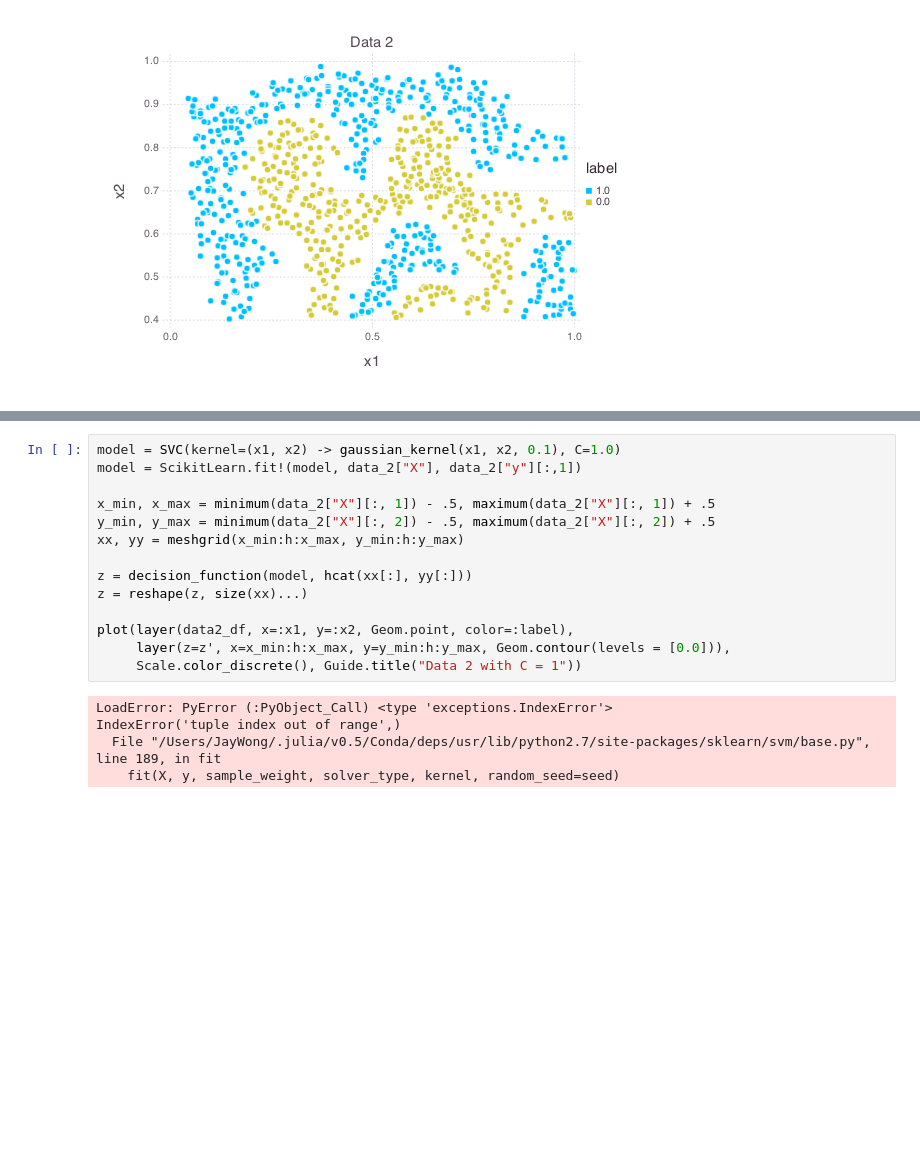
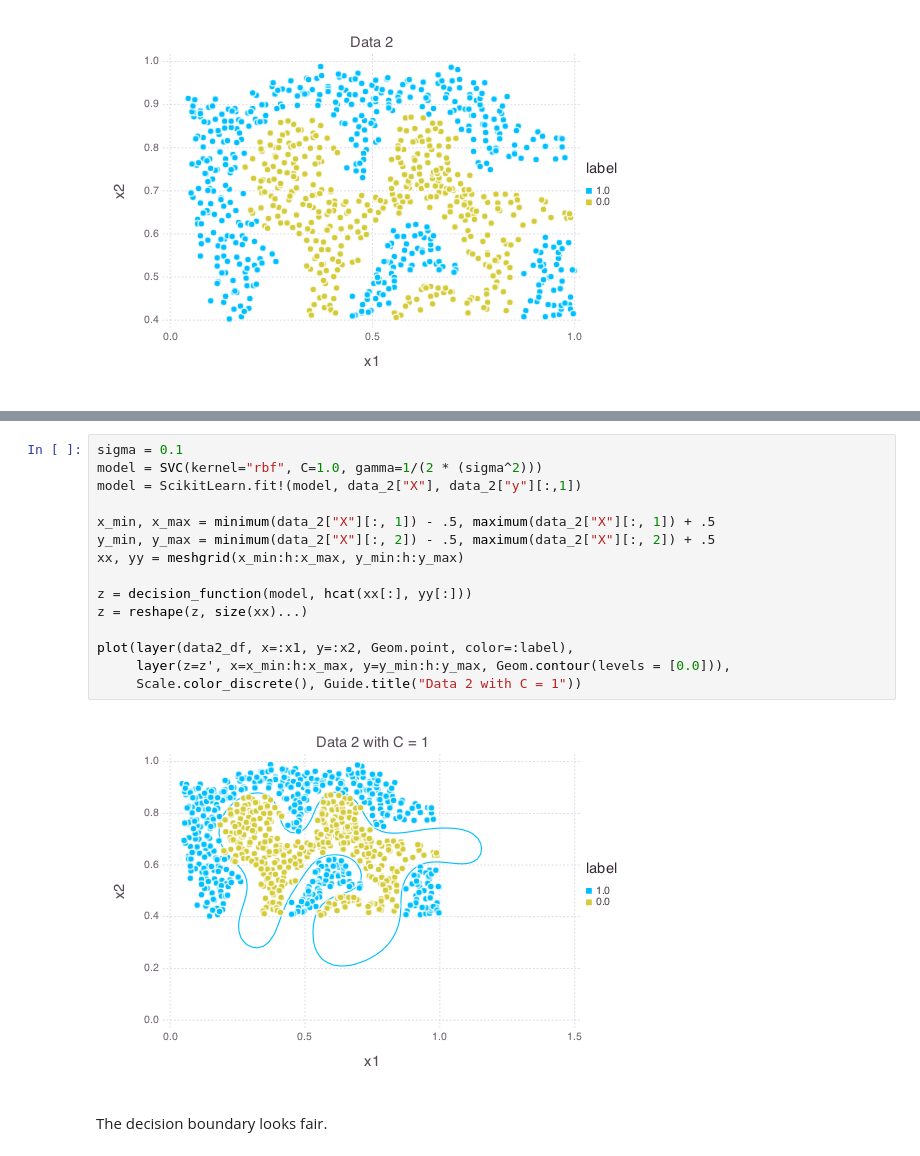
Before and after one commit to xiaohk/machine_learning_julia, a Jupyter notebook: exercise6/exercise6.ipynb, the cells around one changed output, grey strips where cells are left out. Drawn from its saved outputs; the diff is of its cells as text; blank space fills up the shorter version.

```diff
--- a/exercise6/exercise6.ipynb
+++ b/exercise6/exercise6.ipynb
@@ -130,19 +143,19 @@ plot(data2_df, x=:x1, y=:x2, color=:label,
 # %%
-model = SVC(kernel=(x1, x2) -> gaussian_kernel(x1, x2, 0.1), C=1.0)
+sigma = 0.1
+model = SVC(kernel="rbf", C=1.0, gamma=1/(2 * (sigma^2)))
 model = ScikitLearn.fit!(model, data_2["X"], data_2["y"][:,1])
 
 x_min, x_max = minimum(data_2["X"][:, 1]) - .5, maximum(data_2["X"][:, 1]) + .5
 y_min, y_max = minimum(data_2["X"][:, 2]) - .5, maximum(data_2["X"][:, 2]) + .5
 xx, yy = meshgrid(x_min:h:x_max, y_min:h:y_max)
 
 z = decision_function(model, hcat(xx[:], yy[:]))
 z = reshape(z, size(xx)...)
 
 plot(layer(data2_df, x=:x1, y=:x2, Geom.point, color=:label),
      layer(z=z', x=x_min:h:x_max, y=y_min:h:y_max, Geom.contour(levels = [0.0])),
      Scale.color_discrete(), Guide.title("Data 2 with C = 1"))
 # %% [output]
-LoadError: PyError (:PyObject_Call) <type 'exceptions.IndexError'>
-IndexError('tuple index out of range',)
-  File "/Users/JayWong/.julia/v0.5/Conda/deps/usr/lib/python2.7/site-packages/sklearn/svm/base.py", line 189, in fit
-    fit(X, y, sample_weight, solver_type, kernel, random_seed=seed)
+[figure, added]
+# %% [markdown]
+The decision boundary looks fair.
```
Also changed, not shown: parts of 19 cells of this notebook, 6 other files.
